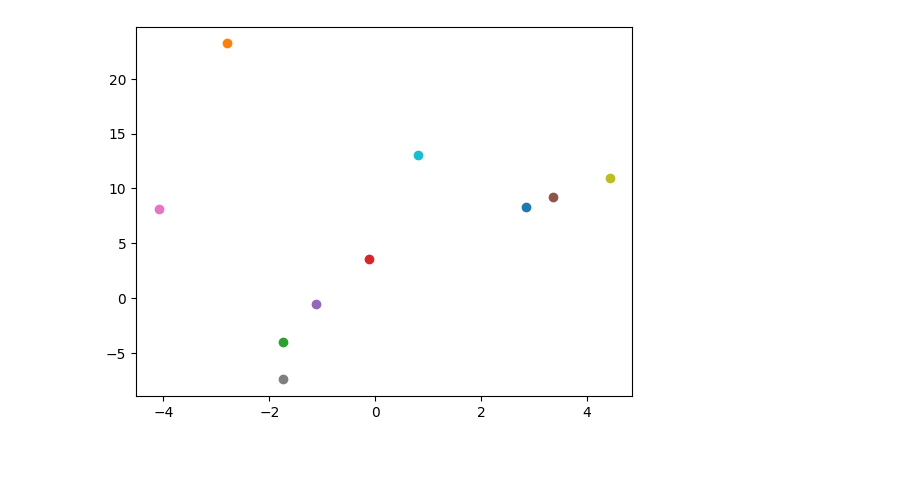
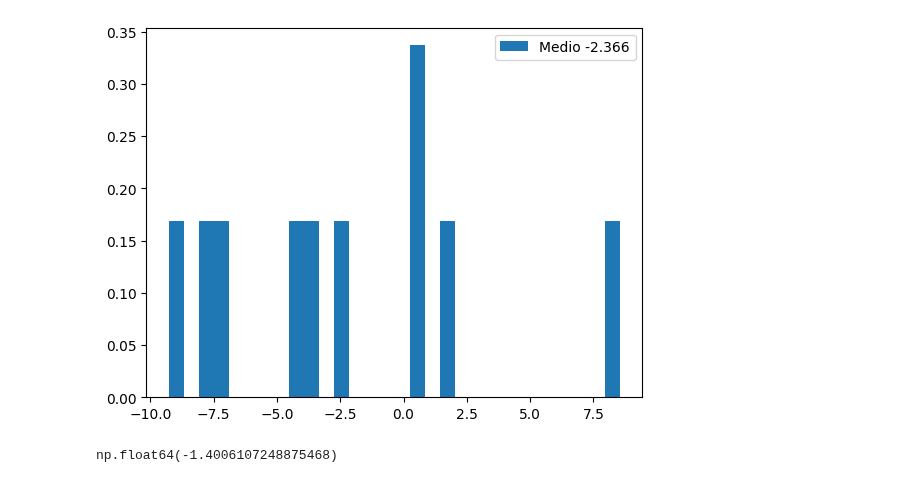
Before and after one commit to asegura4488/MetodosComputacionales2026, a Jupyter notebook: Semana14/AlgoritmoEvolutivo.ipynb, the cells around one changed output. Saved outputs shown, nothing was run; the diff lists cells and outputs as text; code cells hidden in the pictures.

```diff
--- a/Semana14/AlgoritmoEvolutivo.ipynb
+++ b/Semana14/AlgoritmoEvolutivo.ipynb
@@ -73,3 +160,0 @@ for i in range(len(Robots)):
-# %%
-for i in range(len(Robots)):
-  Robots[i].Mutate()
@@ -87,5 +161,11 @@ Aprendi algo en la clase
-# %%
-for i in range(len(Robots)):
-  plt.plot(Robots[i].r,Robots[i].fitness,'o')
-# %% [output]
-[figure, removed]
+# %%
+Posiciones = [ p.GetR() for i, p in enumerate(Robots)]
+_ = plt.hist(Posiciones,bins=30,density=True,label='Medio {:.3f}'.format(np.mean(Posiciones)))
+plt.legend()
+plt.show()
+# %% [output]
+[figure, added]
+# %%
+f(np.mean(Posiciones))
+# %% [output]
+np.float64(-1.4006107248875468)
```
Also changed, not shown: parts of 15 cells of this notebook.
